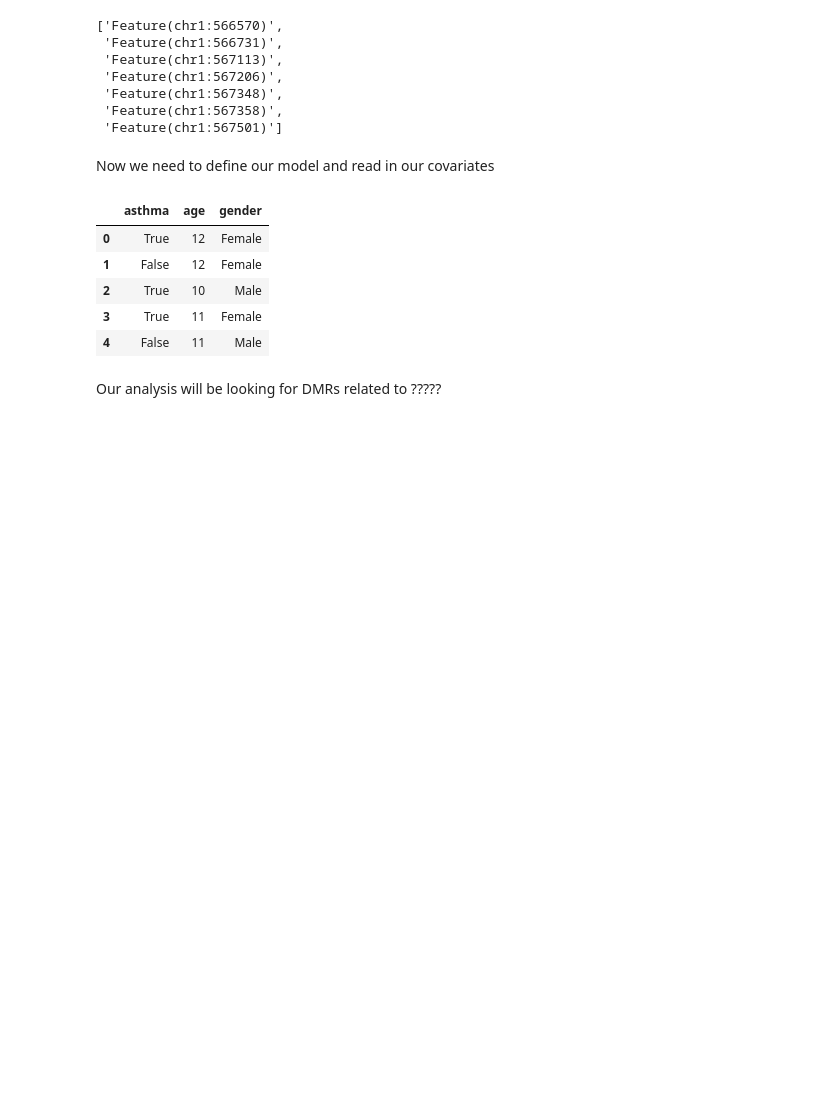
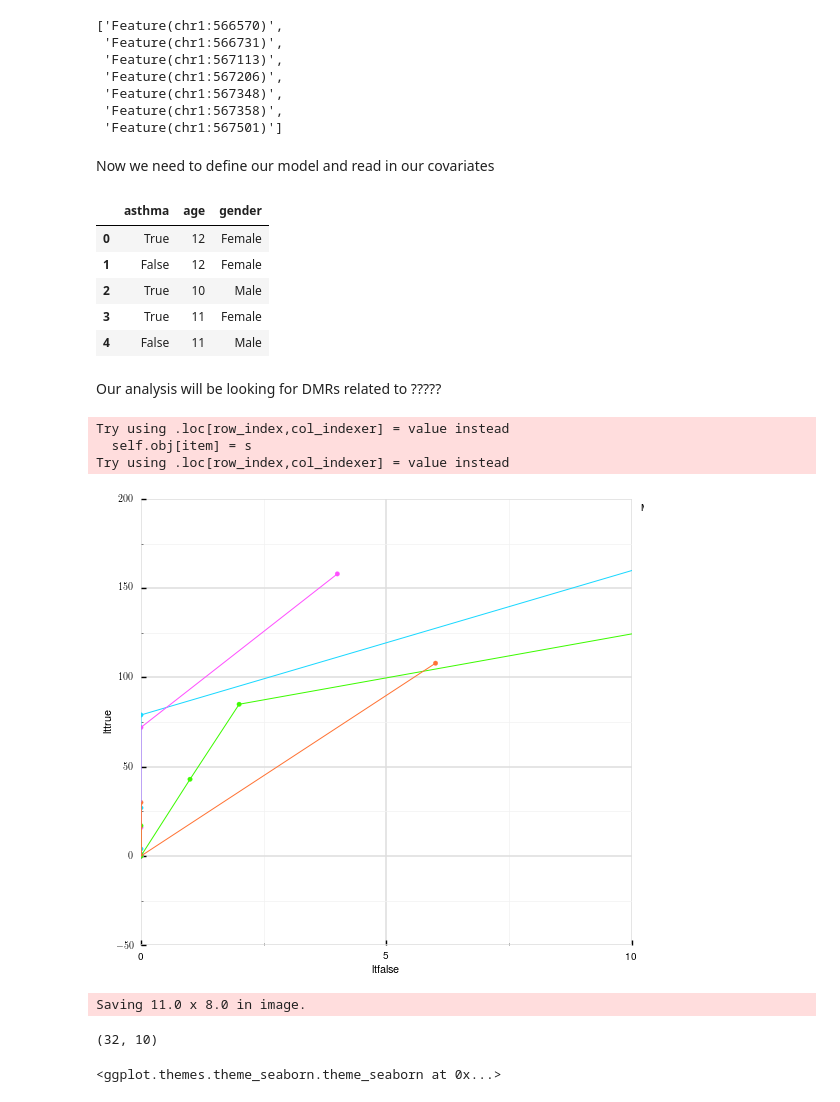
Before and after one commit to brentp/aclust, a Jupyter notebook: examples/crystal-methods-evaluation.ipynb, the cells around one changed output. Cells and saved outputs as stored; diff of their text form; code cells hidden in the pictures; blank space fills up the shorter version.

```diff
--- a/examples/crystal-methods-evaluation.ipynb
+++ b/examples/crystal-methods-evaluation.ipynb
@@ -94,10 +96,10 @@ np.random.seed(10)
 formula = "methylation ~ asthma + age + gender"
 
 # number of "true" and "false" DMRs to generate
-ntrue, nfalse = 1000, 1000
+ntrue, nfalse = 800, 800
 
 results = []
-for fn in (bump_cluster, liptak_cluster, zscore_cluster):
+for fn in (bump_cluster, zscore_cluster):
     results.append(evaluate_method(clust_iter, covs, formula, 'asthma', fn,
         ntrue, nfalse))
 
@@ -125,13 +127,33 @@ values = rt.ix[list(rf.index), :]['n_lt_alpha']
 
 rf.loc[:, 'lttrue'] = list(rt.ix[rf.index, 'n_lt_alpha'])
 rf['ltfalse'] = list(rf['n_lt_alpha'])
+rf['method'] = [m.replace('_', ' ') for m in rf['method']]
+# %% [output]
+Try using .loc[row_index,col_indexer] = value instead
+  self.obj[item] = s
+Try using .loc[row_index,col_indexer] = value instead
 # %%
-%matplotlib inline
 
 from ggplot import *
 import pylab as pl
 
-fig = ggplot(rf, aes(x='ltfalse', y='lttrue', color='method')) + geom_line()
+
+
+fig = ggplot(rf[rf.alpha < 0.1], aes(x='ltfalse', y='lttrue', color='method')) + geom_line() + theme_seaborn() + geom_point() + xlim(0,  10)
+
+
 fig.draw()
 pl.show()
 ggsave('/tmp/tt.png', fig)
+# %% [output]
+[figure, added]
+Saving 11.0 x 8.0 in image.
+# %%
+rf.shape
+# %% [output]
+(32, 10)
+# %%
+import ggplot as gg
+gg.theme_seaborn()
+# %% [output]
+<ggplot.themes.theme_seaborn.theme_seaborn at 0x...>
```
Also changed, not shown: parts of 1 cell of this notebook.
